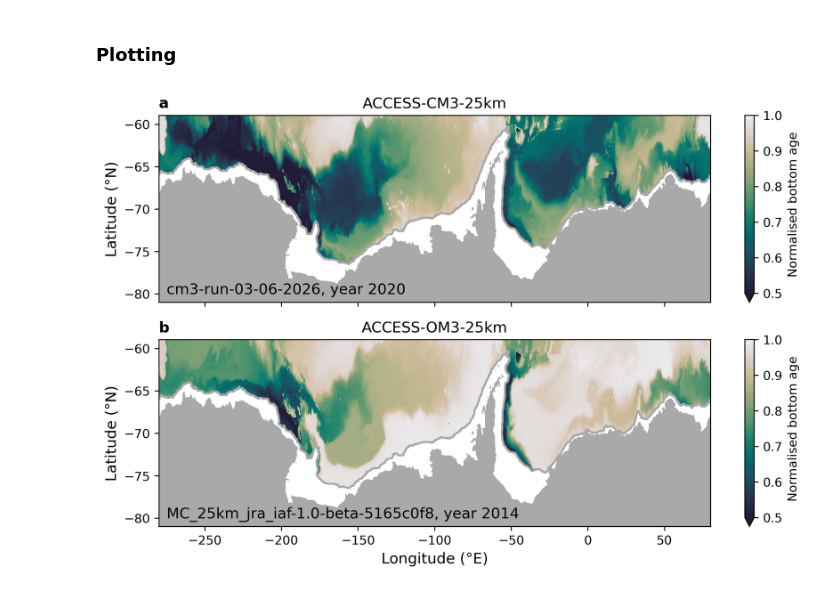
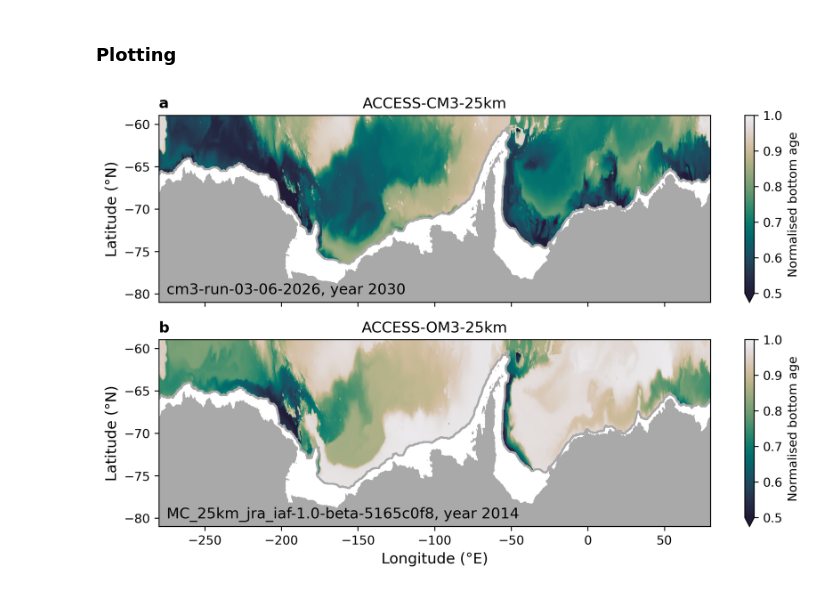
Before and after one commit to ACCESS-Community-Hub/access-cm3-paper-1, a Jupyter notebook: notebooks/sandbox-python/Bottom_age_tracer.ipynb, the cells around one changed output. Cells and saved outputs as stored; diff of their text form; code cells hidden in the pictures.

Commit message:
update bottom age tracer with full run

```diff
--- a/notebooks/sandbox-python/Bottom_age_tracer.ipynb
+++ b/notebooks/sandbox-python/Bottom_age_tracer.ipynb
@@ -88,7 +81,7 @@ age_CM3 = datastore.search(variable="agessc", frequency="1mon", variable_cell_me
     )
 )
 # %%
-age_CM3_2030 = age_CM3.agessc.sel(yh=slice(-90,-50)).sel(time=slice('2020-01-01','2020-12-31'))
+age_CM3_2030 = age_CM3.agessc.sel(yh=slice(-90,-50)).sel(time=slice('2030-01-01','2030-12-31'))
 # %%
 age_CM3_2030 = age_CM3_2030.mean('time').load()
 # %% [markdown]
@@ -170,29 +163,29 @@ ft_size = 12 # fontsize
 # 1000 m contour
 slope_contour = contour_masked_above.where(contour_masked_above>0)
 slope_contour = slope_contour/slope_contour
-# %%
-plt.figure(figsize=(10, 6))
-
-plt.subplot(211)
-land.plot.contourf(colors="darkgrey", add_colorbar=False)
-age_CM3_bot_2030_masked.plot(cmap=cm.cm.rain_r, vmin=0.5, vmax=1, cbar_kwargs={'label': "Normalised bottom age"})
-slope_contour.fillna(2).plot.contour(levels=[0,1], colors='darkgrey', linewidths=1.5)
-plt.title('ACCESS-CM3-25km'), plt.title('a', fontweight='bold', fontsize=ft_size, loc='left')
-plt.tick_params(labelbottom=False)
-plt.xlabel(''), plt.ylabel('Latitude (°N)', fontsize=ft_size)
-plt.text(-275, -80, 'cm3-run-03-06-2026, year 2020', fontsize=ft_size)
-
-plt.subplot(212)
-land.plot.contourf(colors="darkgrey", add_colorbar=False)
-age_bot_2014_masked.plot(cmap=cm.cm.rain_r, vmin=0.5, vmax=1, cbar_kwargs={'label': "Normalised bottom age"})
-slope_contour.fillna(2).plot.contour(levels=[0,1], colors='darkgrey', linewidths=1.5)
-plt.title('ACCESS-OM3-25km'), plt.title('b', fontweight='bold', fontsize=ft_size, loc='left')
-plt.xlabel('Longitude (°E)', fontsize=ft_size), plt.ylabel('Latitude (°N)', fontsize=ft_size)
-plt.text(-275, -80, 'MC_25km_jra_iaf-1.0-beta-5165c0f8, year 2014', fontsize=ft_size)
-
-# Save figure
-save_flag = 0
-if save_flag == 1:
-    plt.savefig(fig_path + 'Fig_bottom_age_CM3_OM3.png', dpi=300, bbox_inches='tight', facecolor='white');
-# %% [output]
-[figure, removed]
+# %%
+plt.figure(figsize=(10, 6))
+
+plt.subplot(211)
+land.plot.contourf(colors="darkgrey", add_colorbar=False)
+age_CM3_bot_2030_masked.plot(cmap=cm.cm.rain_r, vmin=0.5, vmax=1, cbar_kwargs={'label': "Normalised bottom age"})
+slope_contour.fillna(2).plot.contour(levels=[0,1], colors='darkgrey', linewidths=1.5)
+plt.title('ACCESS-CM3-25km'), plt.title('a', fontweight='bold', fontsize=ft_size, loc='left')
+plt.tick_params(labelbottom=False)
+plt.xlabel(''), plt.ylabel('Latitude (°N)', fontsize=ft_size)
+plt.text(-275, -80, 'cm3-run-03-06-2026, year 2030', fontsize=ft_size)
+
+plt.subplot(212)
+land.plot.contourf(colors="darkgrey", add_colorbar=False)
+age_bot_2014_masked.plot(cmap=cm.cm.rain_r, vmin=0.5, vmax=1, cbar_kwargs={'label': "Normalised bottom age"})
+slope_contour.fillna(2).plot.contour(levels=[0,1], colors='darkgrey', linewidths=1.5)
+plt.title('ACCESS-OM3-25km'), plt.title('b', fontweight='bold', fontsize=ft_size, loc='left')
+plt.xlabel('Longitude (°E)', fontsize=ft_size), plt.ylabel('Latitude (°N)', fontsize=ft_size)
+plt.text(-275, -80, 'MC_25km_jra_iaf-1.0-beta-5165c0f8, year 2014', fontsize=ft_size)
+
+# Save figure
+save_flag = 0
+if save_flag == 1:
+    plt.savefig(fig_path + 'Fig_bottom_age_CM3_OM3.png', dpi=300, bbox_inches='tight', facecolor='white');
+# %% [output]
+[figure, added]
```
Also changed, not shown: parts of 2 cells of this notebook.
